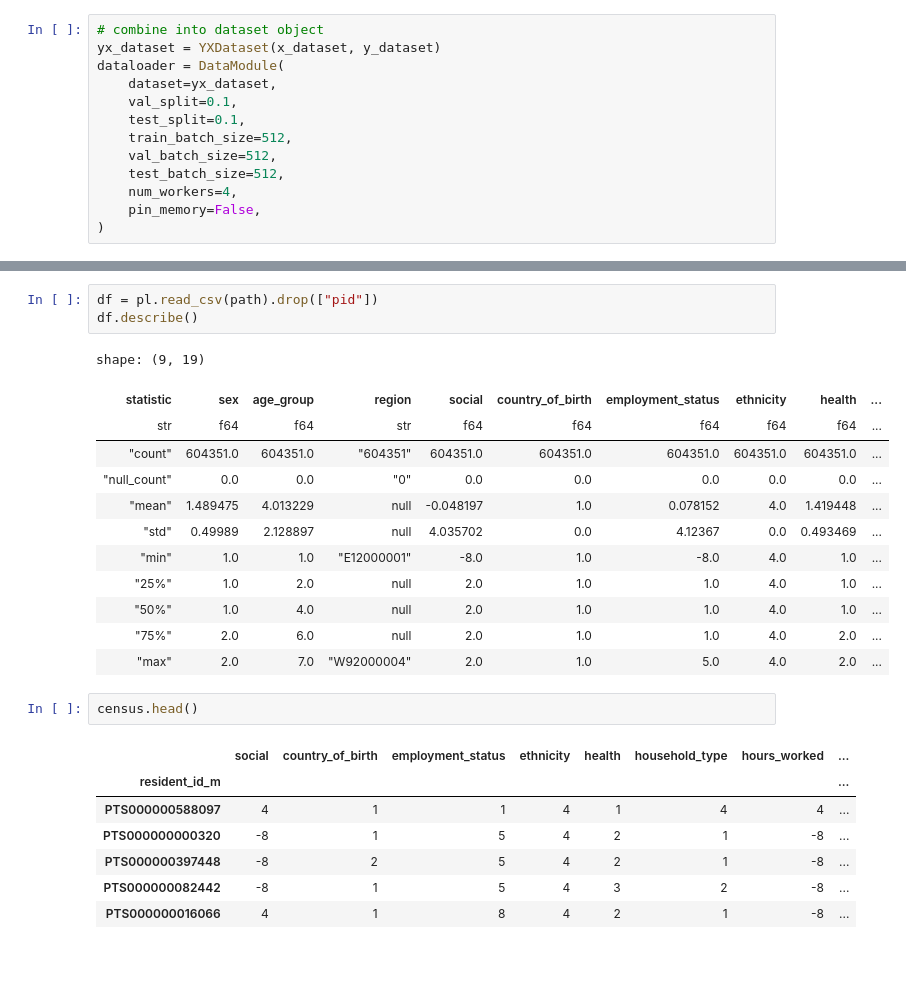
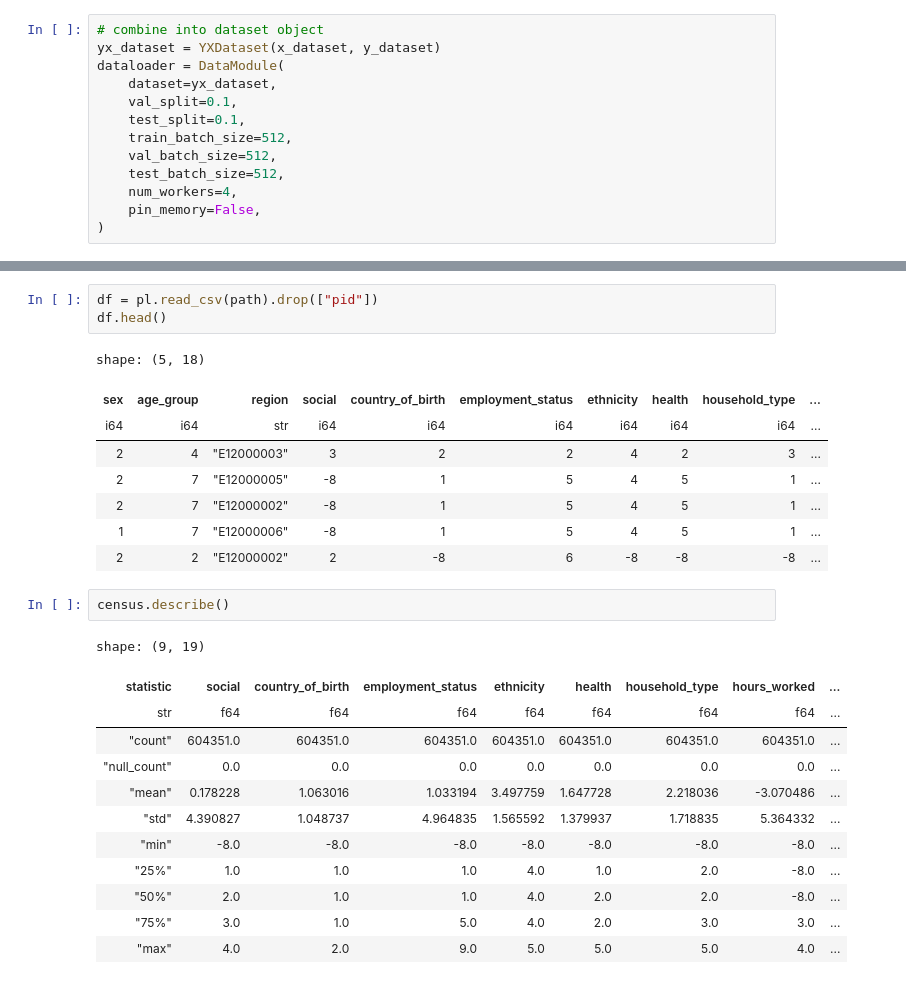
Before and after one commit to fredshone/mirror, a Jupyter notebook: demo.ipynb, the cells around one changed output, grey strips where cells are left out. Cells and saved outputs as stored; diff of their text form.

```diff
--- a/demo.ipynb
+++ b/demo.ipynb
@@ -224,27 +258,28 @@ df.to_csv(path, index=False)
 Writing synthetic data to tmp/demo_synthetic.csv
 # %%
 df = pl.read_csv(path).drop(["pid"])
-df.describe()
+df.head()
 # %% [output]
-shape: (9, 19)
+shape: (5, 18)
-| statistic | sex | age_group | region | social | country_of_birth | employment_status | ethnicity | health | ... |
-| str | f64 | f64 | str | f64 | f64 | f64 | f64 | f64 | ... |
-| "count" | 604351.0 | 604351.0 | "604351" | 604351.0 | 604351.0 | 604351.0 | 604351.0 | 604351.0 | ... |
-| "null_count" | 0.0 | 0.0 | "0" | 0.0 | 0.0 | 0.0 | 0.0 | 0.0 | ... |
-| "mean" | 1.489475 | 4.013229 | null | -0.048197 | 1.0 | 0.078152 | 4.0 | 1.419448 | ... |
-| "std" | 0.49989 | 2.128897 | null | 4.035702 | 0.0 | 4.12367 | 0.0 | 0.493469 | ... |
-| "min" | 1.0 | 1.0 | "E12000001" | -8.0 | 1.0 | -8.0 | 4.0 | 1.0 | ... |
-| "25%" | 1.0 | 2.0 | null | 2.0 | 1.0 | 1.0 | 4.0 | 1.0 | ... |
-| "50%" | 1.0 | 4.0 | null | 2.0 | 1.0 | 1.0 | 4.0 | 1.0 | ... |
-| "75%" | 2.0 | 6.0 | null | 2.0 | 1.0 | 1.0 | 4.0 | 2.0 | ... |
-| "max" | 2.0 | 7.0 | "W92000004" | 2.0 | 1.0 | 5.0 | 4.0 | 2.0 | ... |
+| sex | age_group | region | social | country_of_birth | employment_status | ethnicity | health | household_type | ... |
+| i64 | i64 | str | i64 | i64 | i64 | i64 | i64 | i64 | ... |
+| 2 | 4 | "E12000003" | 3 | 2 | 2 | 4 | 2 | 3 | ... |
+| 2 | 7 | "E12000005" | -8 | 1 | 5 | 4 | 5 | 1 | ... |
+| 2 | 7 | "E12000002" | -8 | 1 | 5 | 4 | 5 | 1 | ... |
+| 1 | 7 | "E12000006" | -8 | 1 | 5 | 4 | 5 | 1 | ... |
+| 2 | 2 | "E12000002" | 2 | -8 | 6 | -8 | -8 | -8 | ... |
 # %%
-census.head()
+census.describe()
 # %% [output]
+shape: (9, 19)
-|  | social | country_of_birth | employment_status | ethnicity | health | household_type | hours_worked | ... |
-| resident_id_m |  |  |  |  |  |  |  | ... |
-| PTS000000588097 | 4 | 1 | 1 | 4 | 1 | 4 | 4 | ... |
-| PTS000000000320 | -8 | 1 | 5 | 4 | 2 | 1 | -8 | ... |
-| PTS000000397448 | -8 | 2 | 5 | 4 | 2 | 1 | -8 | ... |
-| PTS000000082442 | -8 | 1 | 5 | 4 | 3 | 2 | -8 | ... |
-| PTS000000016066 | 4 | 1 | 8 | 4 | 2 | 1 | -8 | ... |
+| statistic | social | country_of_birth | employment_status | ethnicity | health | household_type | hours_worked | ... |
+| str | f64 | f64 | f64 | f64 | f64 | f64 | f64 | ... |
+| "count" | 604351.0 | 604351.0 | 604351.0 | 604351.0 | 604351.0 | 604351.0 | 604351.0 | ... |
+| "null_count" | 0.0 | 0.0 | 0.0 | 0.0 | 0.0 | 0.0 | 0.0 | ... |
+| "mean" | 0.178228 | 1.063016 | 1.033194 | 3.497759 | 1.647728 | 2.218036 | -3.070486 | ... |
+| "std" | 4.390827 | 1.048737 | 4.964835 | 1.565592 | 1.379937 | 1.718835 | 5.364332 | ... |
+| "min" | -8.0 | -8.0 | -8.0 | -8.0 | -8.0 | -8.0 | -8.0 | ... |
+| "25%" | 1.0 | 1.0 | 1.0 | 4.0 | 1.0 | 2.0 | -8.0 | ... |
+| "50%" | 2.0 | 1.0 | 1.0 | 4.0 | 2.0 | 2.0 | -8.0 | ... |
+| "75%" | 3.0 | 1.0 | 5.0 | 4.0 | 2.0 | 3.0 | 3.0 | ... |
+| "max" | 4.0 | 2.0 | 9.0 | 5.0 | 5.0 | 5.0 | 4.0 | ... |
```
Also changed, not shown: parts of 18 cells of this notebook, 5 other files.
